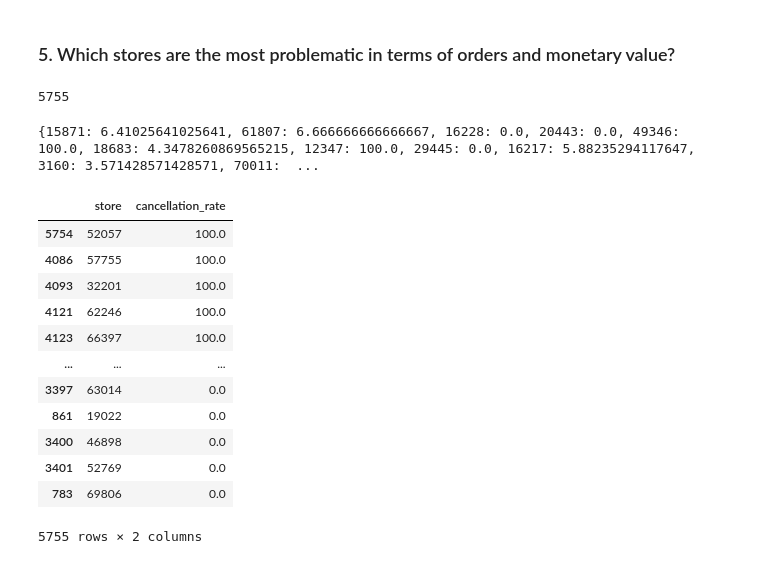
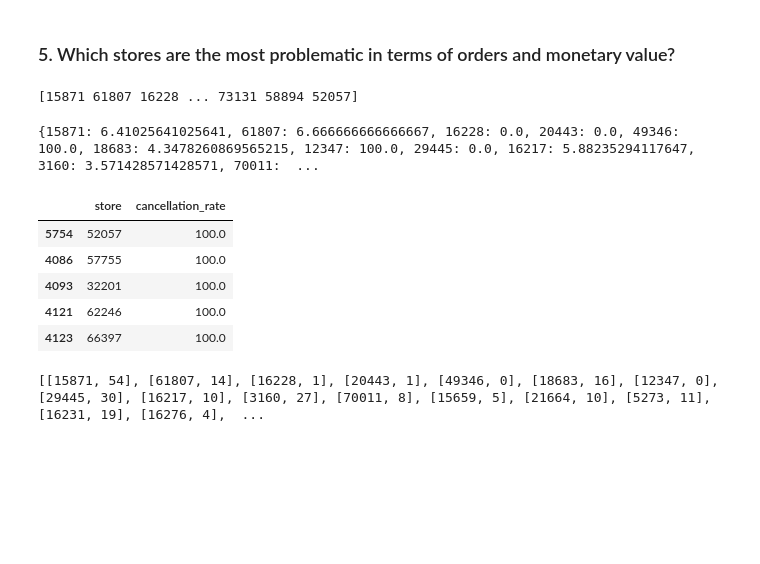
Before and after one commit to Project-Ironhack-Delivery/project-3-ironhack-delivery-es, a Jupyter notebook: EDA_fake_orders.ipynb, the cells around one changed output. Cells and saved outputs as stored; diff of their text form; code cells hidden in the pictures; blank space fills up the shorter version.

```diff
--- a/EDA_fake_orders.ipynb
+++ b/EDA_fake_orders.ipynb
@@ -155,9 +157,9 @@ Or
 ### 5. Which stores are the most problematic in terms of orders and monetary value?
 # %%
 stores = df["store_address"].unique()
-len(stores)
+print(stores)
 # %% [output]
-5755
+[15871 61807 16228 ... 73131 58894 52057]
 # %%
 cancellation_rate_data = {}
 
@@ -175,18 +177,27 @@ print(cancellation_rate_data)
 # %%
 df_cancellation_rate = pd.DataFrame(list(cancellation_rate_data.items()), columns=["store", "cancellation_rate"])
 
-df_cancellation_rate.sort_values("cancellation_rate", ascending=False)
+df_cancellation_rate_sorted = df_cancellation_rate.sort_values("cancellation_rate", ascending=False)
+
+df_cancellation_rate_sorted.head()
 # %% [output]
 |  | store | cancellation_rate |
 | 5754 | 52057 | 100.0 |
 | 4086 | 57755 | 100.0 |
 | 4093 | 32201 | 100.0 |
 | 4121 | 62246 | 100.0 |
 | 4123 | 66397 | 100.0 |
-| ... | ... | ... |
-| 3397 | 63014 | 0.0 |
-| 861 | 19022 | 0.0 |
-| 3400 | 46898 | 0.0 |
-| 3401 | 52769 | 0.0 |
-| 783 | 69806 | 0.0 |
-5755 rows × 2 columns
+# %%
+# ranking by number of under_authorized orders
+under_authorized_list = []
+
+for m in stores:
+    df_stores = df[df["store_address"] == m]
+
+    under_authorized_count = (df_stores["authorized_or_not"] == "under_authorized").sum()
+
+    under_authorized_list.append([m, under_authorized_count])
+
+print(under_authorized_list)
+# %% [output]
+[[15871, 54], [61807, 14], [16228, 1], [20443, 1], [49346, 0], [18683, 16], [12347, 0], [29445, 30], [16217, 10], [3160, 27], [70011, 8], [15659, 5], [21664, 10], [5273, 11], [16231, 19], [16276, 4],  ...
```
Also changed, not shown: parts of 1 cell of this notebook.
